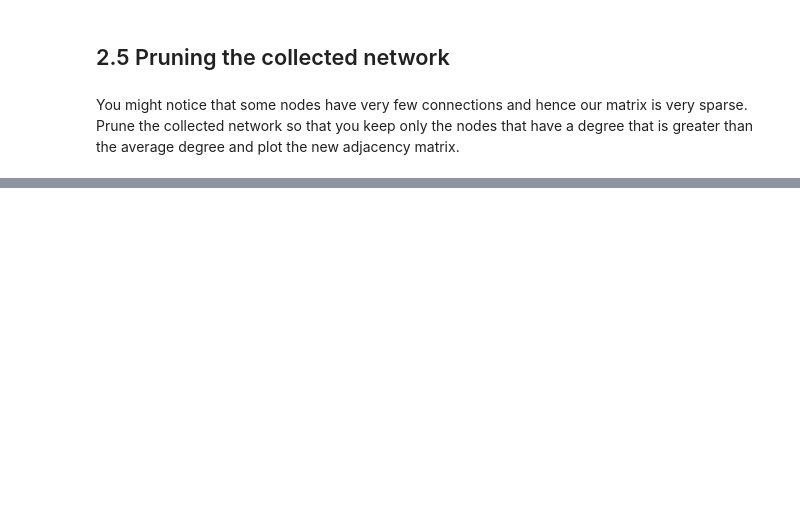
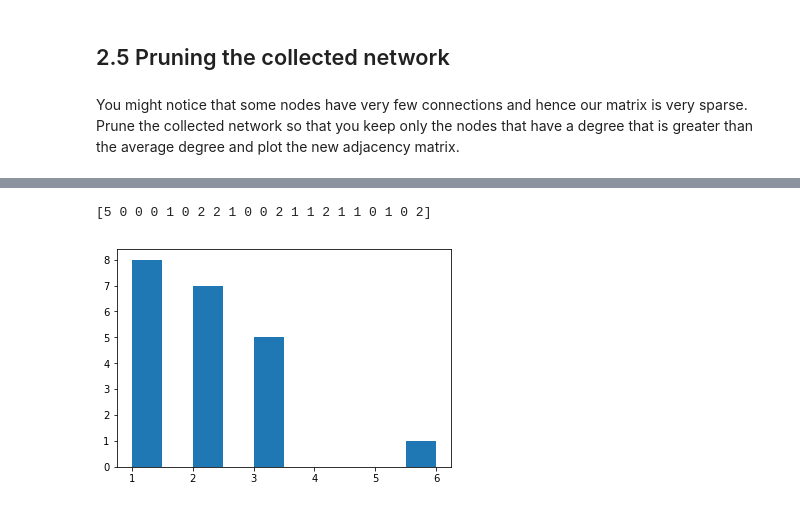
Before and after one commit to adrianlwn/ntds_2017, a Jupyter notebook: assignments/01_network_properties.ipynb, the cells around one changed output, grey strips where cells are left out. Saved outputs shown, nothing was run; the diff lists cells and outputs as text; code cells hidden in the pictures; blank space fills up the shorter version.

```diff
--- a/assignments/01_network_properties.ipynb
+++ b/assignments/01_network_properties.ipynb
@@ -161,0 +320,3 @@ p = # your code here
+# %%
+p = sum(W)
+print(p)
@@ -173,0 +347,3 @@ d_avg = # your code here
+# %%
+d_avg = sum(p)/N
+d_avg
@@ -185,0 +362,6 @@ Wpruned = # your code here
+# %%
+index_select = np.array([val >= d_avg for val in sum(W)])
+print(type(all_nodes))
+
+Wpruned = W[index_select,:]
+Wpruned = Wpruned[:,index_select]
@@ -188,0 +375,7 @@ plt.title('Adjacency Matrix W');
+# %%
+p = sum(Wpruned)
+print(p)
+plt.hist(p+1);
+# %% [output]
+[5 0 0 0 1 0 2 2 1 0 0 2 1 1 2 1 1 0 1 0 2]
+[figure, added]
```
Also changed, not shown: parts of 39 cells of this notebook.
